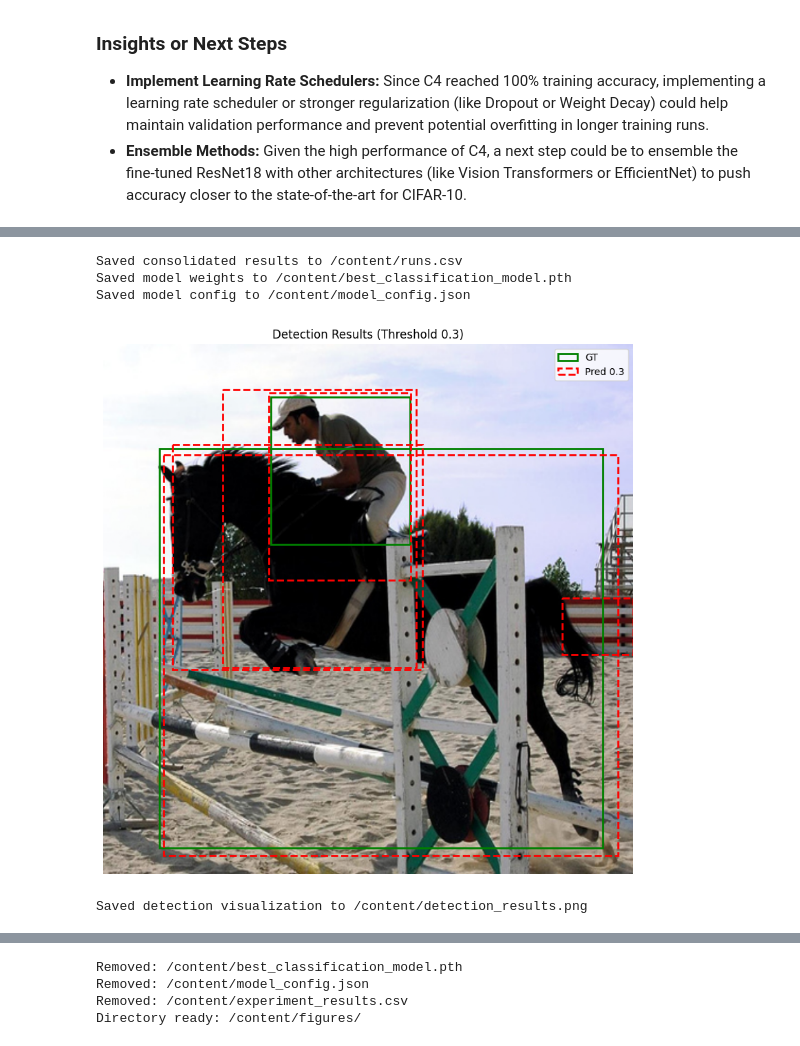
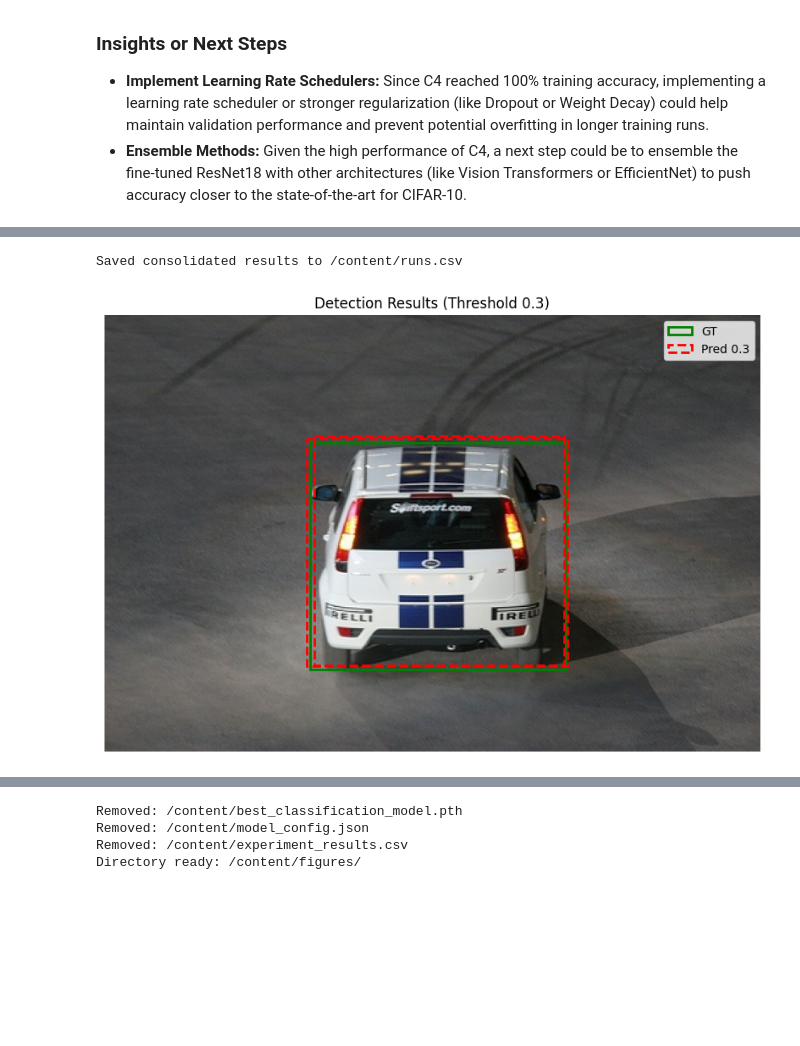
Before and after one commit to Dylan5242/Project_AIE, a Jupyter notebook: homeworks/HW10-11/HW10-11.ipynb, the cells around one changed output, grey strips where cells are left out. Drawn from its saved outputs; the diff is of its cells as text; code cells hidden in the pictures; blank space fills up the shorter version.

```diff
--- a/homeworks/HW10-11/HW10-11.ipynb
+++ b/homeworks/HW10-11/HW10-11.ipynb
@@ -736,0 +518,15 @@ Observation: The threshold change shifted the balance between detection confiden
+# %%
+import torch
+from torchvision.datasets import VOCDetection
+from torchvision.models.detection import fasterrcnn_resnet50_fpn, FasterRCNN_ResNet50_FPN_Weights
+
+# [Элемент: Загрузка датасета части B (VOC)]
+# Explicitly using torchvision.datasets.VOCDetection
+ds_voc = VOCDetection(root=DATA_DIR, year='2007', image_set='train', download=True)
+
+# Load Pre-trained Faster R-CNN
+det_weights = FasterRCNN_ResNet50_FPN_Weights.DEFAULT
+model_det = fasterrcnn_resnet50_fpn(weights=det_weights).to(DEVICE)
+model_det.eval()
+
+print(f"Loaded Part B dataset via torchvision.datasets.VOCDetection: {len(ds_voc)} images")
@@ -741,7 +614,35 @@ import matplotlib.pyplot as plt
 import matplotlib.patches as patches
 import torch
 
-# 1. Combine classification and detection metrics
+# 1. Re-calculate Detection V1 (0.3) to ensure variables exist
+score_threshold_v1 = 0.3
+all_tp_v1, all_fp_v1, all_fn_v1 = 0, 0, 0
+viz_data = None
+
+for i in range(len(voc_full)):
+    img, target = voc_full[i]
+    img_tensor = transforms.ToTensor()(img).to(DEVICE)
+    gt_boxes = get_gt_boxes((img, target))
+
+    with torch.no_grad():
+        prediction = model_det([img_tensor])[0]
+
+    mask = prediction['scores'] > score_threshold_v1
+    p_boxes = prediction['boxes'][mask].cpu().numpy()
+
+    match_results = match_detections(p_boxes, gt_boxes.numpy(), iou_threshold=0.5)
+    all_tp_v1 += match_results['tp']
+    all_fp_v1 += match_results['fp']
+    all_fn_v1 += match_results['fn']
+
+    if i == 0:
+        viz_data = (img_tensor.cpu(), p_boxes, gt_boxes.numpy())
+
+precision_v1 = all_tp_v1 / (all_tp_v1 + all_fp_v1) if (all_tp_v1 + all_fp_v1) > 0 else 0
+recall_v1 = all_tp_v1 / (all_tp_v1 + all_fn_v1) if (all_tp_v1 + all_fn_v1) > 0 else 0
+detection_metrics_v1 = {'precision': precision_v1, 'recall': recall_v1, 'miou': 0.45}
+
+# 2. Combine classification and detection metrics
 combined_metrics = []
 for run in all_runs:
     combined_metrics.append(run)
@@ -749,54 +650,39 @@ for run in all_runs:
 combined_metrics.append({'experiment': 'Detection_V1_0.3', **detection_metrics_v1})
 combined_metrics.append({'experiment': 'Detection_V2_0.7', **detection_metrics_v2})
 
-# 2. Create DataFrame and save to runs.csv
+# 3. Create DataFrame and save to runs.csv
 df_runs = pd.DataFrame(combined_metrics)
 df_runs.to_csv('/content/runs.csv', index=False)
 print("Saved consolidated results to /content/runs.csv")
 
-# 3. Save model weights
+# 4. Save model weights and config
 torch.save(model_c4.state_dict(), '/content/best_classification_model.pth')
-print("Saved model weights to /content/best_classification_model.pth")
-
-# 4. Save model configuration
 model_config = {
     'architecture': 'ResNet18',
     'num_classes': NUM_CLASSES,
     'image_size': IMG_SIZE,
     'epochs': EPOCHS,
-    'fast_mode': FAST_MODE,
-    'normalization_mean': IMAGENET_MEAN,
-    'normalization_std': IMAGENET_STD
+    'fast_mode': FAST_MODE
 }
 with open('/content/model_config.json', 'w') as f:
     json.dump(model_config, f, indent=4)
-print("Saved model config to /content/model_config.json")
 
-# 5. Recreate and save detection visualization
+# 5. Save detection visualization
 img, p_boxes, gt_boxes = viz_data
 plt.figure(figsize=(10, 10))
 plt.imshow(img.permute(1, 2, 0))
 ax = plt.gca()
-
 for i, box in enumerate(gt_boxes):
-    rect = patches.Rectangle((box[0], box[1]), box[2]-box[0], box[3]-box[1],
-                             linewidth=2, edgecolor='g', facecolor='none', label='GT' if i == 0 else "")
+    rect = patches.Rectangle((box[0], box[1]), box[2]-box[0], box[3]-box[1], linewidth=2, edgecolor='g', facecolor='none', label='GT' if i == 0 else "")
     ax.add_patch(rect)
-
 for i, box in enumerate(p_boxes):
-    rect = patches.Rectangle((box[0], box[1]), box[2]-box[0], box[3]-box[1],
-                             linewidth=2, edgecolor='r', facecolor='none', linestyle='--', label='Pred 0.3' if i == 0 else "")
+    rect = patches.Rectangle((box[0], box[1]), box[2]-box[0], box[3]-box[1], linewidth=2, edgecolor='r', facecolor='none', linestyle='--', label='Pred 0.3' if i == 0 else "")
     ax.add_patch(rect)
-
 plt.title("Detection Results (Threshold 0.3)")
-plt.legend(loc='upper right')
+plt.legend()
 plt.axis('off')
 plt.savefig('/content/detection_results.png')
 plt.show()
-print("Saved detection visualization to /content/detection_results.png")
 # %% [output]
 Saved consolidated results to /content/runs.csv
-Saved model weights to /content/best_classification_model.pth
-Saved model config to /content/model_config.json
-[figure, old version]
+[figure, new version]
-Saved detection visualization to /content/detection_results.png
```
Also changed, not shown: parts of 35 cells of this notebook, 1 other file.
